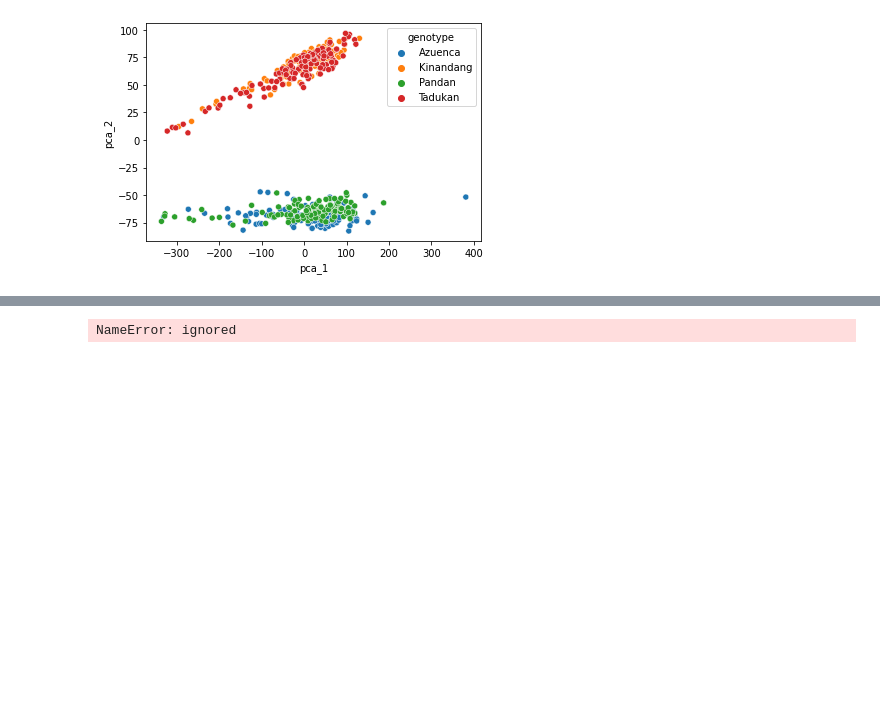
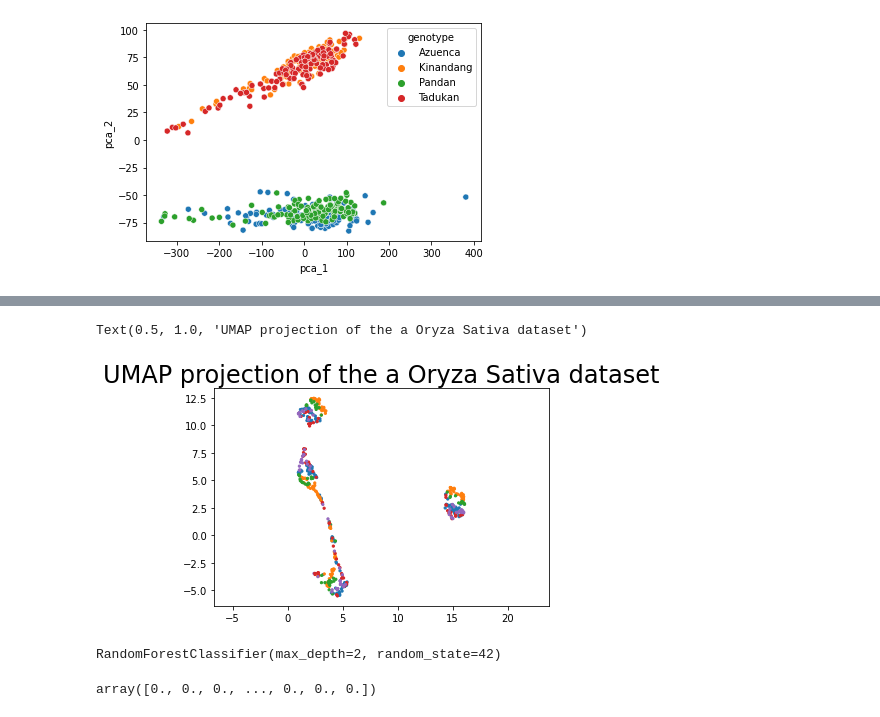
Before and after one commit to havera/teaching_datasci, a Jupyter notebook: module 3/Zhang_Collaborative_AFS_505.ipynb, the cells around one changed output, grey strips where cells are left out. Drawn from its saved outputs; the diff is of its cells as text; code cells hidden in the pictures; blank space fills up the shorter version.

```diff
--- a/module 3/Zhang_Collaborative_AFS_505.ipynb
+++ b/module 3/Zhang_Collaborative_AFS_505.ipynb
@@ -164,7 +208,15 @@ embedding = reducer.fit_transform(log_counts)
+# %%
+plt.scatter(
+    embedding[:, 0],
+    embedding[:, 1],
+    s=5,
+    c=[sns.color_palette()[x] for x in labels['treatment'].map({"CONTROL":0, "HEAT":1, "RECOV_HEAT":2, "DROUGHT":3, 'RECOV_DROUGHT':4})])
+
+# plt.legend()
+plt.gca().set_aspect('equal', 'datalim')
+plt.title('UMAP projection of the a Oryza Sativa dataset', fontsize=24)
+# %% [output]
+Text(0.5, 1.0, 'UMAP projection of the a Oryza Sativa dataset')
+[figure, added]
 # %%
 from sklearn.ensemble import RandomForestClassifier
-# %%
-clf = RandomForestClassifier(max_depth=2, random_state=42)
-clf.fit(log_counts, labels['treatment'].values)
-# %% [output]
-NameError: ignored
@@ -175,2 +223,16 @@ clf.score(log_counts, labels['treatment'].values)
+# %%
+# Create the random forest classifier
+# n_estimators is the number of trees in the forest, default value is 100
+# max_depth is the max depth of the tree
+# random_state controls both the randomness of the bootstrapping of the samples and the sampling of the features
+clf = RandomForestClassifier(max_depth=2, random_state=42)
+clf.fit(log_counts, labels['treatment'].values)
+# %% [output]
+RandomForestClassifier(max_depth=2, random_state=42)
+# %%
+# Get the impurity-based feature importances.
+clf.feature_importances_
+# %% [output]
+array([0., 0., 0., ..., 0., 0., 0.])
 # %%
 clf.feature_importances_.shape
```
Also changed, not shown: parts of 21 cells of this notebook.
